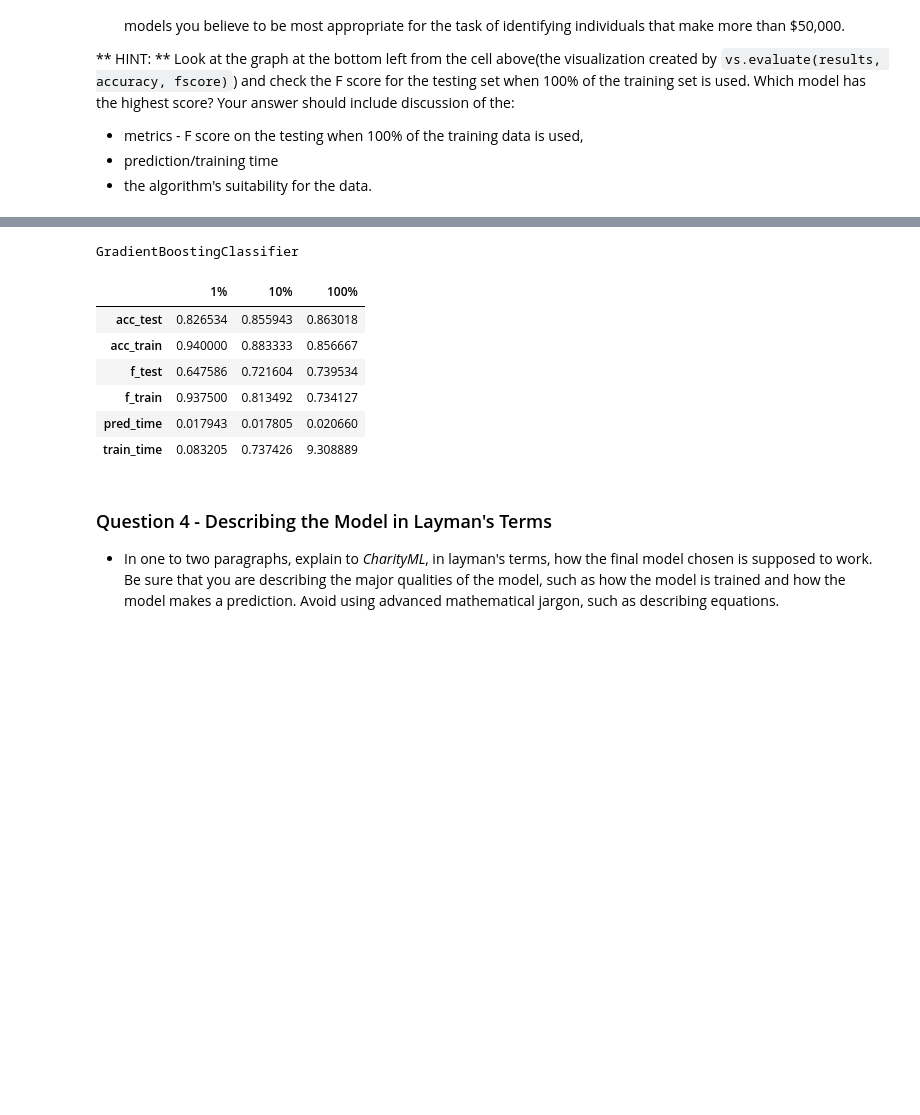
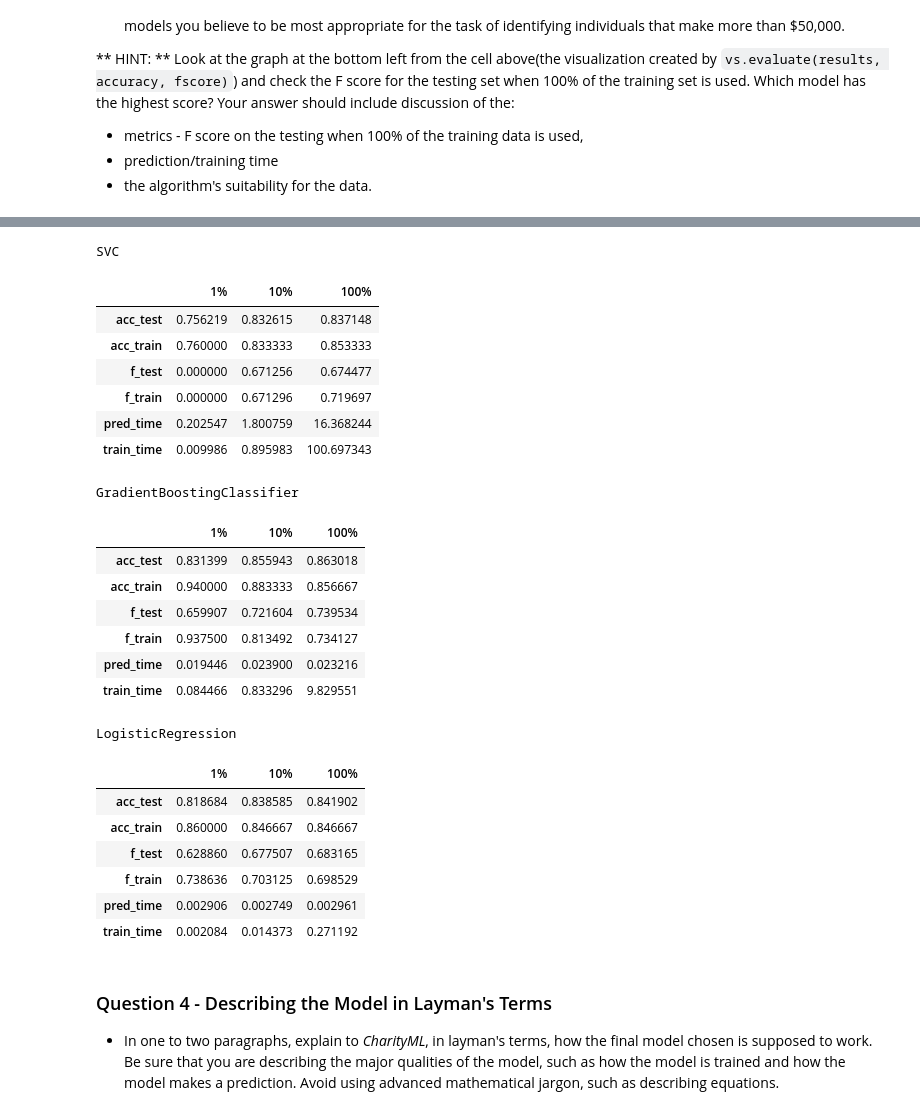
Before and after one commit to mustafa1adel/finding_donors, a Jupyter notebook: finding_donors.ipynb, the cells around one changed output, grey strips where cells are left out. Drawn from its saved outputs; the diff is of its cells as text; code cells hidden in the pictures; blank space fills up the shorter version.

```diff
--- a/finding_donors.ipynb
+++ b/finding_donors.ipynb
@@ -436,15 +442,32 @@ Look at the graph at the bottom left from the cell above(the visualization creat
 # %%
-print("GradientBoostingClassifier")
-display(pd.DataFrame(results['GradientBoostingClassifier']).rename(columns={0:'1%', 1:'10%', 2:'100%'}))
+for i in results.items():
+    print(i[0])
+    display(pd.DataFrame(results[i[0]]).rename(columns={0:'1%', 1:'10%', 2:'100%'}))
 # %% [output]
-GradientBoostingClassifier
+SVC
 |  | 1% | 10% | 100% |
-| acc_test | 0.826534 | 0.855943 | 0.863018 |
-| acc_train | 0.940000 | 0.883333 | 0.856667 |
-| f_test | 0.647586 | 0.721604 | 0.739534 |
-| f_train | 0.937500 | 0.813492 | 0.734127 |
-| pred_time | 0.017943 | 0.017805 | 0.020660 |
-| train_time | 0.083205 | 0.737426 | 9.308889 |
+| acc_test | 0.756219 | 0.832615 | 0.837148 |
+| acc_train | 0.760000 | 0.833333 | 0.853333 |
+| f_test | 0.000000 | 0.671256 | 0.674477 |
+| f_train | 0.000000 | 0.671296 | 0.719697 |
+| pred_time | 0.202547 | 1.800759 | 16.368244 |
+| train_time | 0.009986 | 0.895983 | 100.697343 |
+GradientBoostingClassifier
+|  | 1% | 10% | 100% |
+| acc_test | 0.831399 | 0.855943 | 0.863018 |
+| acc_train | 0.940000 | 0.883333 | 0.856667 |
+| f_test | 0.659907 | 0.721604 | 0.739534 |
+| f_train | 0.937500 | 0.813492 | 0.734127 |
+| pred_time | 0.019446 | 0.023900 | 0.023216 |
+| train_time | 0.084466 | 0.833296 | 9.829551 |
+LogisticRegression
+|  | 1% | 10% | 100% |
+| acc_test | 0.818684 | 0.838585 | 0.841902 |
+| acc_train | 0.860000 | 0.846667 | 0.846667 |
+| f_test | 0.628860 | 0.677507 | 0.683165 |
+| f_train | 0.738636 | 0.703125 | 0.698529 |
+| pred_time | 0.002906 | 0.002749 | 0.002961 |
+| train_time | 0.002084 | 0.014373 | 0.271192 |
 # %% [markdown]
 ### Question 4 - Describing the Model in Layman's Terms
 
```
Also changed, not shown: parts of 9 cells of this notebook, 1 other file.
